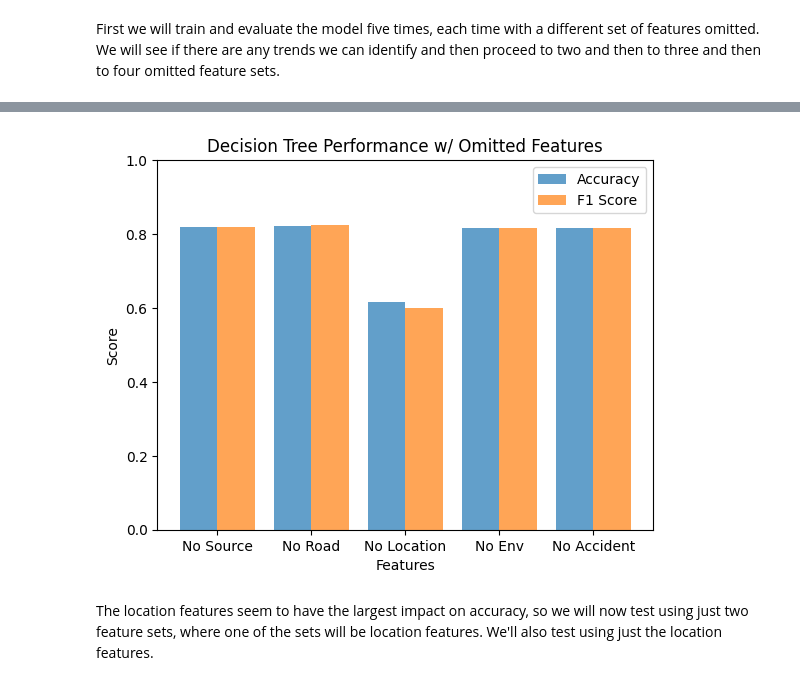
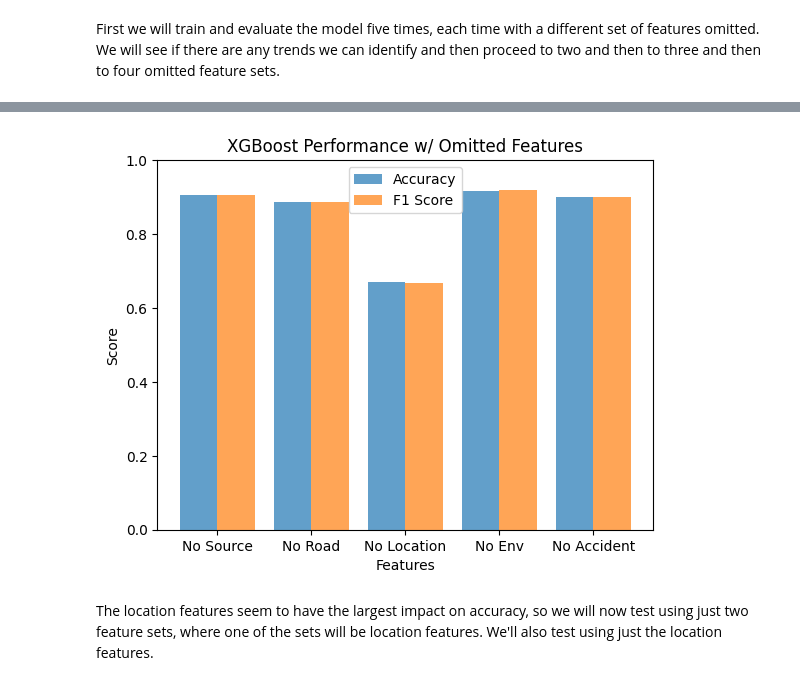
Before and after one commit to salvatorie/ds410-crashlytics, a Jupyter notebook: crashlytics.ipynb, the cells around one changed output, grey strips where cells are left out. Saved outputs shown, nothing was run; the diff lists cells and outputs as text; code cells hidden in the pictures.

```diff
--- a/crashlytics.ipynb
+++ b/crashlytics.ipynb
@@ -377,0 +391,4 @@ testPredictions = randomForestModel.transform(testData)
+# %%
+xgbClassifier = SparkXGBClassifier(features_col="features", label_col="label", max_depth=5, n_estimators=20, seed=42, learning_rate=0.2)
+xgbModel = xgbClassifier.fit(trainingData)
+testPredictions = xgbModel.transform(testData)
@@ -565,21 +613,21 @@ We divide the features into five categories:
 # %%
 sourceFeatures = ["SourceId"]
 roadEngineeringFeatures = ["Traffic_Signal", "Traffic_Calming", "Stop", "Station", "Roundabout", "Railway", "No_Exit", "Junction", "Give_Way", "Crossing", "Bump", "Amenity"]
-locationFeatures = ["Start_Lat", "Start_Lng"]
+locationFeatures = ["StateId", "Start_Lat", "Start_Lng"]
 environmentalFeatures = ["Temperature(F)", "Wind_Chill(F)", "Humidity(%)", "Pressure(in)", "Visibility(mi)", "Wind_Speed(mph)", "Precipitation(in)", "DaytimeId"]
 accidentFeatures = ["Distance(mi)", "Duration"]
 # %% [markdown]
 First we will train and evaluate the model five times, each time with a different set of features omitted. We will see if there are any trends we can identify and then proceed to two and then to three and then to four omitted feature sets.
 # %%
-def vectorizeAndTestDT(vectorAssembler: VectorAssembler) -> (pd.DataFrame, int, pyspark.ml.classification.DecisionTreeClassificationModel):
-    classifierDataDT = vectorAssembler.transform(cleanedDf)
-    classifierDataDT = classifierDataDT.withColumn(colName="label", col=F.col("Severity")).drop("Severity")
+def vectorizeAndTestXGB(vectorAssembler: VectorAssembler) -> (pd.DataFrame, int):
+    classifierDataXGB = vectorAssembler.transform(cleanedDf)
+    classifierDataXGB = classifierDataXGB.withColumn(colName="label", col=F.col("Severity")).drop("Severity")
 
-    trainingDataDT, testDataDT = classifierDataDT.randomSplit([0.75, 0.25], seed=42)
-    trainingDataDT.persist()
-    testDataDT.persist()
+    trainingDataXGB, testDataXGB = classifierDataXGB.randomSplit([0.75, 0.25], seed=42)
+    trainingDataXGB.persist()
+    testDataXGB.persist()
 
-    return trainAndEvaluateDT(trainingData=trainingDataDT, testData=testDataDT)
+    return trainAndEvaluateXGB(trainingData=trainingDataXGB, testData=testDataXGB)
 # %%
 assemblerNoSource = VectorAssembler(inputCols=roadEngineeringFeatures+locationFeatures+environmentalFeatures+accidentFeatures, outputCol="features", handleInvalid="skip")
 assemblerNoRoad = VectorAssembler(inputCols=sourceFeatures+locationFeatures+environmentalFeatures+accidentFeatures, outputCol="features", handleInvalid="skip")
@@ -587,8 +635,8 @@ assemblerNoLocation = VectorAssembler(inputCols=sourceFeatures+roadEngineeringFe
 assemblerNoEnvironment = VectorAssembler(inputCols=sourceFeatures+roadEngineeringFeatures+locationFeatures+accidentFeatures, outputCol="features", handleInvalid="skip")
 assemblerNoAccident = VectorAssembler(inputCols=sourceFeatures+roadEngineeringFeatures+locationFeatures+environmentalFeatures, outputCol="features", handleInvalid="skip")
 
-noSourceDf, noSourceIndex, noSourceModel = vectorizeAndTestDT(vectorAssembler=assemblerNoSource)
-noRoadDf, noRoadIndex, noRoadModel = vectorizeAndTestDT(vectorAssembler=assemblerNoRoad)
-noLocationDf, noLocationIndex, noLocationModel = vectorizeAndTestDT(vectorAssembler=assemblerNoLocation)
-noEnvironmentDf, noEnvironmentIndex, noEnvironmentModel = vectorizeAndTestDT(vectorAssembler=assemblerNoEnvironment)
-noAccidentDf, noAccidentIndex, noAccidentModel = vectorizeAndTestDT(vectorAssembler=assemblerNoAccident)
+noSourceDf, noSourceIndex = vectorizeAndTestXGB(vectorAssembler=assemblerNoSource)
+noRoadDf, noRoadIndex = vectorizeAndTestXGB(vectorAssembler=assemblerNoRoad)
+noLocationDf, noLocationIndex = vectorizeAndTestXGB(vectorAssembler=assemblerNoLocation)
+noEnvironmentDf, noEnvironmentIndex = vectorizeAndTestXGB(vectorAssembler=assemblerNoEnvironment)
+noAccidentDf, noAccidentIndex = vectorizeAndTestXGB(vectorAssembler=assemblerNoAccident)
@@ -628,11 +694,11 @@ Name: 107, dtype: float64
 # %%
 setsOfFourNames = ["No Source", "No Road", "No Location", "No Env", "No Accident"]
 setsOfFourAccuracyScores = [noSourceDf.loc[noSourceIndex, "testing accuracy"], noRoadDf.loc[noRoadIndex, "testing accuracy"], noLocationDf.loc[noLocationIndex, "testing accuracy"], noEnvironmentDf.loc[noEnvironmentIndex, "testing accuracy"], noAccidentDf.loc[noAccidentIndex, "testing accuracy"]]
 setsOfFourF1Scores = [noSourceDf.loc[noSourceIndex, "testing f1"], noRoadDf.loc[noRoadIndex, "testing f1"], noLocationDf.loc[noLocationIndex, "testing f1"], noEnvironmentDf.loc[noEnvironmentIndex, "testing f1"], noAccidentDf.loc[noAccidentIndex, "testing f1"]]
 
-plotClassifierPerformance(classifierLabels=setsOfFourNames, accuracyScores=setsOfFourAccuracyScores, f1Scores=setsOfFourF1Scores, title="Decision Tree Performance w/ Omitted Features", xTitle="Features")
+plotClassifierPerformance(classifierLabels=setsOfFourNames, accuracyScores=setsOfFourAccuracyScores, f1Scores=setsOfFourF1Scores, title="XGBoost Performance w/ Omitted Features", xTitle="Features")
 # %% [output]
-[figure, old version]
+[figure, new version]
 # %% [markdown]
 The location features seem to have the largest impact on accuracy, so we will now test using just two feature sets, where one of the sets will be location features. We'll also test using just the location features.
 # %%
```
Also changed, not shown: parts of 46 cells of this notebook, 1 other file.
